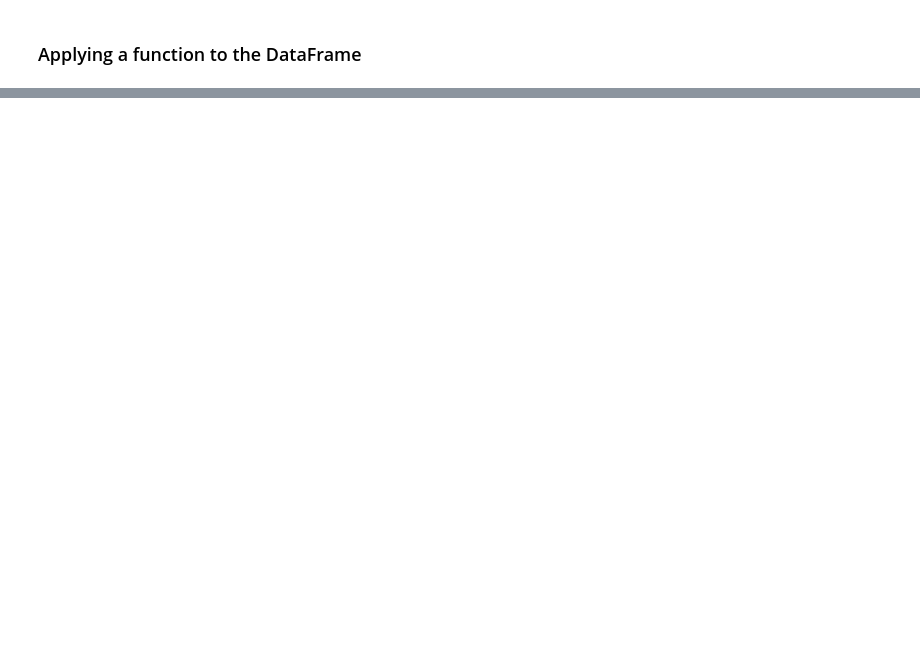
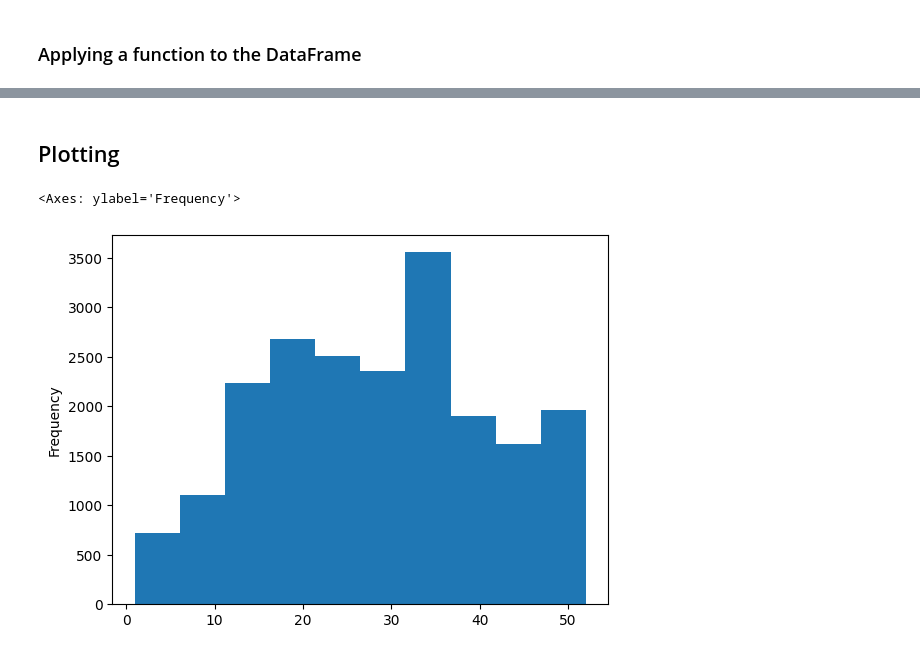
Before and after one commit to MiladQolami/Mathematical-tools-for-neuroscience, a Jupyter notebook: Machine_Learning/IntroToLibraries.ipynb, the cells around one changed output, grey strips where cells are left out. Cells and saved outputs as stored; diff of their text form; code cells hidden in the pictures; blank space fills up the shorter version.

```diff
--- a/Machine_Learning/IntroToLibraries.ipynb
+++ b/Machine_Learning/IntroToLibraries.ipynb
@@ -260,0 +297,2 @@ breast_cancer.apply(np.sqrt)
+# %%
+CalHous['NewCol'] = CalHous['AveBedrms']*CalHous['HouseAge']
@@ -260,0 +315,7 @@ breast_cancer.apply(np.sqrt)
+# %% [markdown]
+## Plotting
+# %%
+CalHous['HouseAge'].plot.hist()  # Histogram of 'HouseAge'
+# %% [output]
+<Axes: ylabel='Frequency'>
+[figure, added]
```
Also changed, not shown: parts of 53 cells of this notebook.
